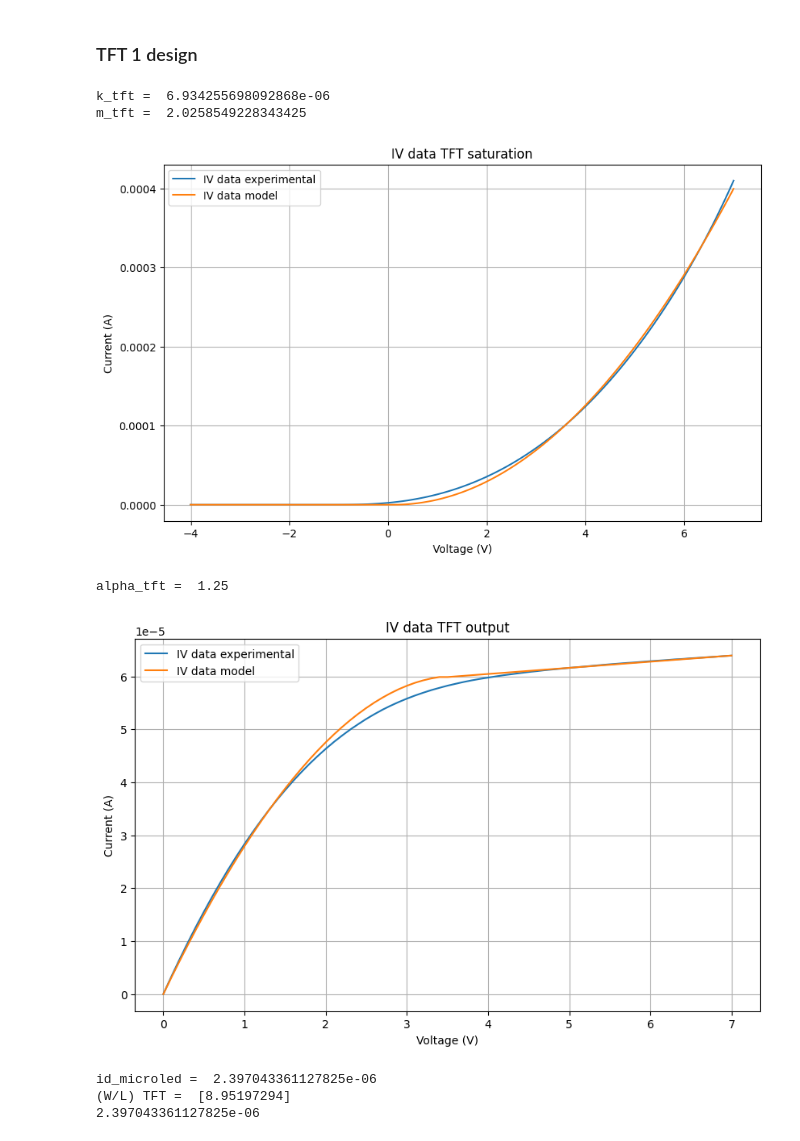
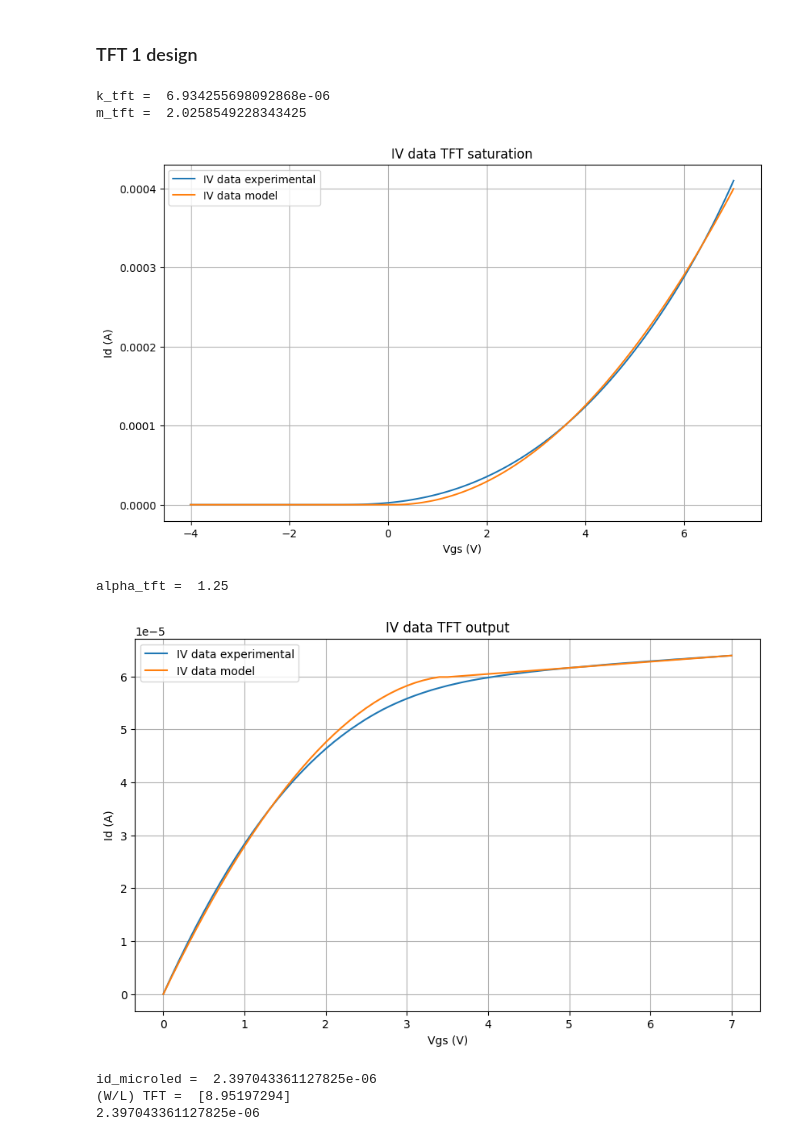
Before and after one commit to rgarmartins/lab3_eda, a Jupyter notebook: lab3.ipynb, the cells around one changed output. Saved outputs shown, nothing was run; the diff lists cells and outputs as text; code cells hidden in the pictures.

```diff
--- a/lab3.ipynb
+++ b/lab3.ipynb
@@ -7,19 +7,15 @@ import matplotlib.pyplot as plt
 from scipy.optimize import curve_fit
 from scipy.optimize import fsolve
 
-BASE_DIR = 'C:\\Users\\Rafael\\Desktop\\EDAN\\P\\lab3\\lab3_eda\\'
-BASE_DIR1 = 'C:\\Users\\Rafael\\Desktop\\EDAN\\P\\lab2\\lab2_eda\\'
+
+df_microled = pd.read_csv('id-v-microled.csv')
+df_cadence = pd.read_csv('micro_led_tb_cadence.csv')
+df_cadence_limited = pd.read_csv('micro_led_tb_cadence_limited_exponential.csv')
+data_tft_saturation = pd.read_csv('P1G4_W50L5_Transfer_saturation.csv', skiprows=251)
+data_tft_output = pd.read_csv('P1G4_W50L5_Output.csv', skiprows=256)
 
 
-df_microled = pd.read_csv(BASE_DIR + 'id-v-microled.csv')
-df_cadence = pd.read_csv(BASE_DIR + 'micro_led_tb_cadence.csv')
-df_cadence_limited = pd.read_csv(BASE_DIR + 'micro_led_tb_cadence_limited_exponential.csv')
-data_tft_saturation = pd.read_csv(BASE_DIR1 + 'P1G4_W50L5_Transfer_saturation.csv', skiprows=251)
-data_tft_output = pd.read_csv(BASE_DIR1 + 'P1G4_W50L5_Output.csv', skiprows=256)
-
-
-df_sat = pd.read_csv(BASE_DIR1 + 'P1G4_W50L5_Transfer_saturation.csv', skiprows=251, usecols=[0,1,2,3])
-# df_sat= pd.read_csv("C:/E2/EDAN/P1G4_W50L5_Transfer_saturation.csv",skiprows=251, usecols=[0,1,2,3])
+df_sat = pd.read_csv('P1G4_W50L5_Transfer_saturation.csv', skiprows=251, usecols=[0,1,2,3])
 dfVG_sat = df_sat.iloc[:,1].values
 dfID_sat = df_sat.iloc[:,3].values
 
@@ -189,13 +164,9 @@ def obtainLambda_tft(vgs, a_1, a_2, a_3, a_4, a_5):
 lambda_vgs_3 = obtainLambda_tft(3, a1_tft, a2_tft, a3_tft, a4_tft, a5_tft)
 
 def obtain_idsat_tft(vgs, k, m):
-    # return k * ((vgs - vt)**m) * (1 + (lambda_vgs_3 * 7))
     return np.piecewise(vgs, [vgs <= vt_tft, vgs > vt_tft], [lambda vgs: 0, lambda vgs: k * ((vgs - vt_tft)**m) * (1 + (lambda_vgs_3 * 7))])
 
 [k_tft, m_tft], pcov = curve_fit(obtain_idsat_tft, data_tft_saturation[' VG'].values, data_tft_saturation[' ID'].values)
-
-#[k_tft, m_tft], pcov = curve_fit(obtain_idsat_tft, data_tft_saturation[' VG'], data_tft_saturation[' ID'], bounds= ([0,1,0],[1, 3, 0.5]))
-
 
 print('k_tft = ', k_tft)
 print('m_tft = ', m_tft)
@@ -203,8 +174,8 @@ print('m_tft = ', m_tft)
 plt.figure(6, figsize=(10, 6))
 plt.plot(data_tft_saturation[' VG'], data_tft_saturation[' ID'], label='IV data experimental')
 plt.plot(data_tft_saturation[' VG'], obtain_idsat_tft(data_tft_saturation[' VG'].values, k_tft, m_tft), label='IV data model')
-plt.xlabel('Voltage (V)')
-plt.ylabel('Current (A)')
+plt.xlabel('Vgs (V)')
+plt.ylabel('Id (A)')
 plt.legend(loc='best')
 plt.title('IV data TFT saturation')
 plt.grid()
@@ -221,38 +192,40 @@ def obtain_id_tft(vds, alpha):
 print('alpha_tft = ', alpha_tft)
 
 plt.figure(7, figsize=(10, 6))
 plt.plot(data_output_vds[4], data_output_id[4], label='IV data experimental')
 plt.plot(data_output_vds[4], obtain_id_tft(data_output_vds[4], alpha_tft), label='IV data model')
-plt.xlabel('Voltage (V)')
-plt.ylabel('Current (A)')
+plt.xlabel('Vgs (V)')
+plt.ylabel('Id (A)')
 plt.legend(loc='best')
 plt.title('IV data TFT output')
 plt.grid()
 plt.show()
+
+#TFT 2
 
 id_microled = obtainId_microled_limited_exponential(vs_desired, Is_microled, vt_microled, n_microled)
 print('id_microled = ', id_microled)
 
 id_tft = id_microled
 
 def obtain_id_tft_2(vds, alpha, w_l):
     return np.piecewise(vds, [vds < alpha*(vgs_tft - vt_tft), vds >= alpha*(vgs_tft - vt_tft)], [lambda vds: (2*bx_tft*w_l/alpha) * ((vgs_tft-vt_tft)**(m_tft-2)) * (vgs_tft-vt_tft-(vds/(2*alpha))) * vds * (1+vds*obtainLambda_tft(3,a1_tft,a2_tft,a3_tft,a4_tft,a5_tft)), lambda vds: (bx_tft*w_l) * ((vgs_tft-vt_tft)**m_tft) * (1+vds*obtainLambda_tft(vin_tft,a1_tft,a2_tft,a3_tft,a4_tft,a5_tft))])
 
 
 def get_w_l_tft (w_l):
     return id_tft - obtain_id_tft_2(vds_tft, alpha_tft, w_l)
 
 w_l_tft_2 = fsolve(get_w_l_tft, 0)
 
 print('(W/L) TFT = ', w_l_tft_2)
 
 print(obtain_id_tft_2(vds_tft, alpha_tft, w_l_tft_2))
 # %% [output]
 k_tft =  6.934255698092868e-06
 m_tft =  2.0258549228343425
-[figure, old version]
+[figure, new version]
 alpha_tft =  1.25
-[figure, old version]
+[figure, new version]
 id_microled =  2.397043361127825e-06
 (W/L) TFT =  [8.95197294]
 2.397043361127825e-06
```
Also changed, not shown: parts of 4 cells of this notebook, 2 other files.
